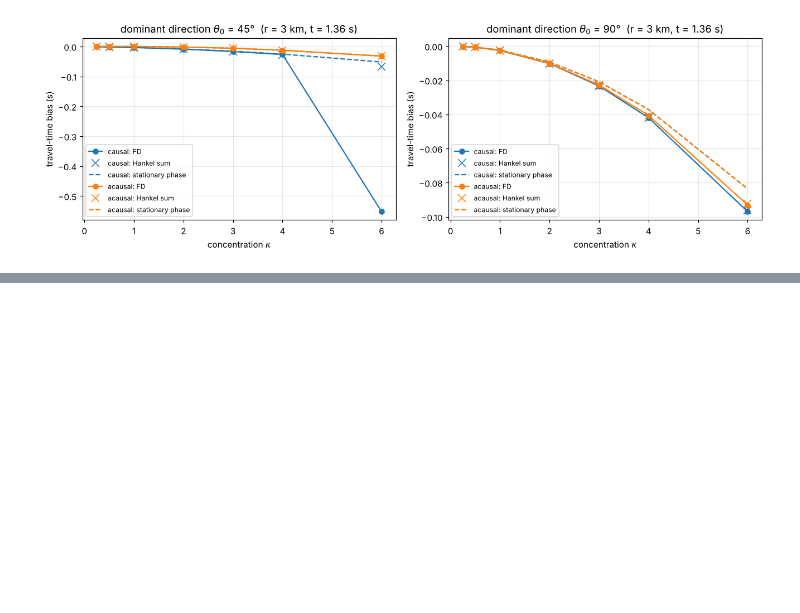
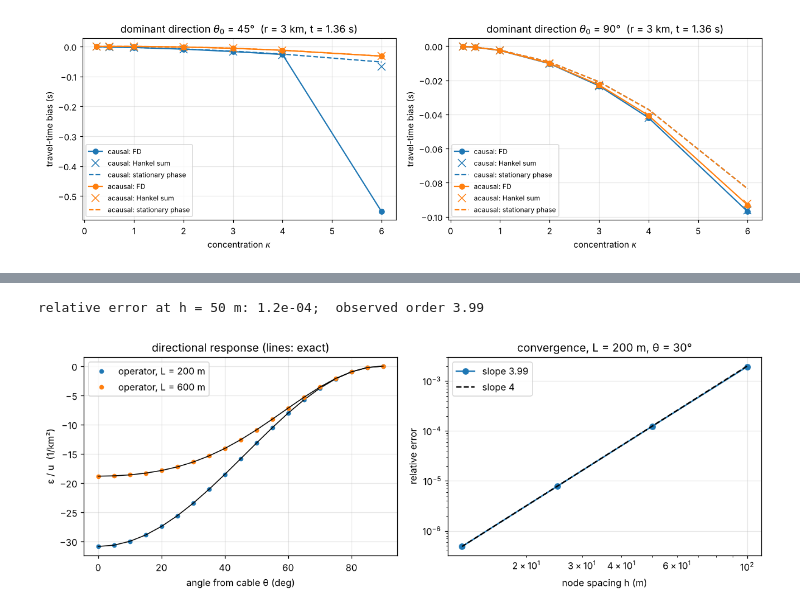
Before and after one commit to zach-shallenberger/GPCOMP-ambient-directionality, a Jupyter notebook: verification.ipynb, the cells around one changed output, grey strips where cells are left out. Saved outputs shown, nothing was run; the diff lists cells and outputs as text; code cells hidden in the pictures; blank space fills up the shorter version.

```diff
--- a/verification.ipynb
+++ b/verification.ipynb
@@ -202,3 +241,30 @@ plt.tight_layout()
+# %%
+k = 2 * np.pi * f0 / c0
+def das_response(h, L, th, n=401):
+    s = h * np.arange(n)
+    u = np.exp(1j * k * np.cos(th) * s)
+    return (S.strain_matrix(n, h, L) @ u)[n // 2] / u[n // 2]
+exact = lambda L, th: -(k * np.cos(th)) ** 2 * np.sinc(k * L * np.cos(th) / 2 / np.pi)
+
+ths = np.radians(np.arange(0, 91, 5))
+fig, ax = plt.subplots(1, 2, figsize=(11, 4))
+for L in [0.2, 0.6]:
+    ax[0].plot(np.degrees(ths), [das_response(0.05, L, t).real for t in ths], "o", ms=4, label=f"operator, L = {1000 * L:.0f} m")
+    ax[0].plot(np.degrees(ths), exact(L, ths), "k-", lw=1)
+ax[0].set(xlabel="angle from cable θ (deg)", ylabel="ε / u  (1/km²)", title="directional response (lines: exact)")
+ax[0].legend()
+hs = np.array([0.1, 0.05, 0.025, 0.0125])
+L = 0.2
+errs = [abs(das_response(h, L, np.radians(30)) - exact(L, np.radians(30))) / abs(exact(L, np.radians(30))) for h in hs]
+p = np.polyfit(np.log(hs), np.log(errs), 1)[0]
+ax[1].loglog(hs * 1000, errs, "o-", label=f"slope {p:.2f}")
+ax[1].loglog(hs * 1000, errs[-1] * (hs / hs[-1]) ** 4, "k--", label="slope 4")
+ax[1].set(xlabel="node spacing h (m)", ylabel="relative error", title="convergence, L = 200 m, θ = 30°")
+ax[1].legend(); plt.tight_layout()
+print(f"relative error at h = 50 m: {errs[1]:.1e};  observed order {p:.2f}")
+# %% [output]
+relative error at h = 50 m: 1.2e-04;  observed order 3.99
+[figure, added]
 # %% [markdown]
 ## Discussion
 
```
Also changed, not shown: parts of 5 cells of this notebook, 6 other files.
